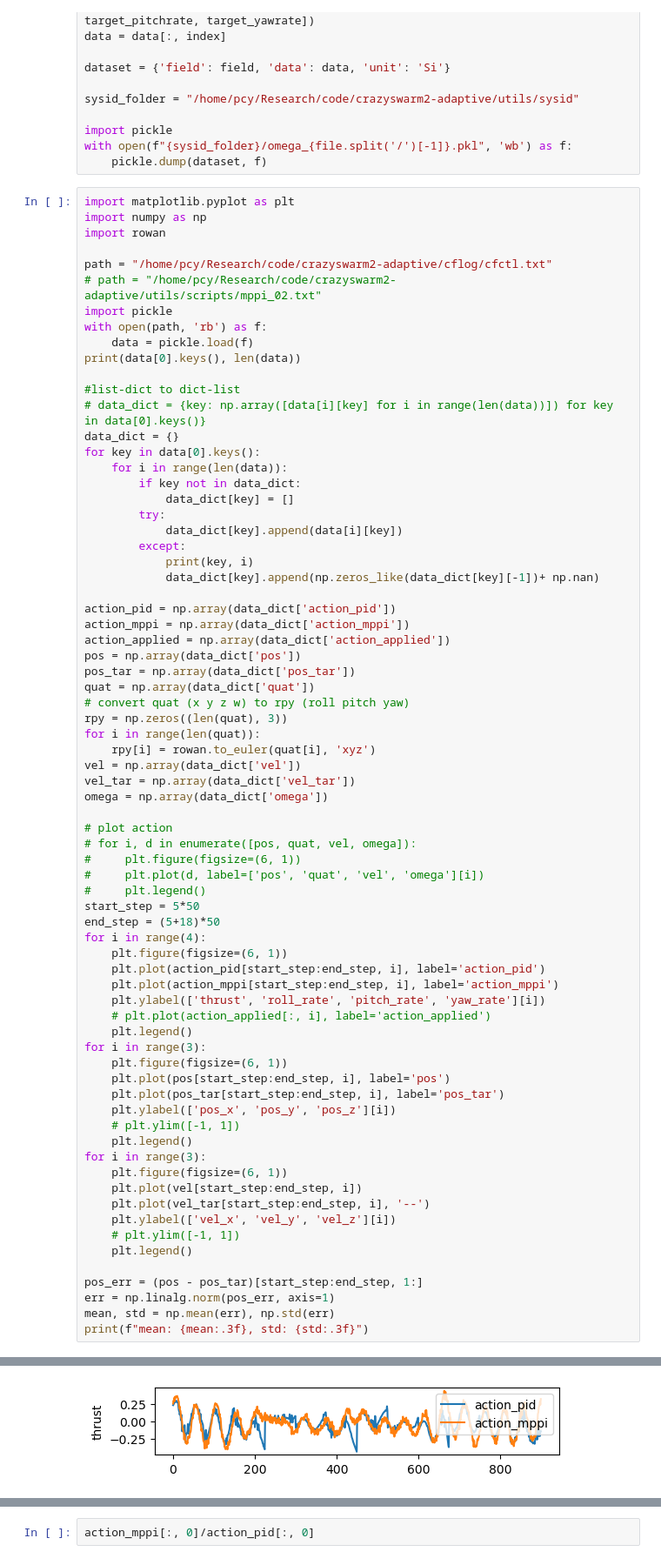
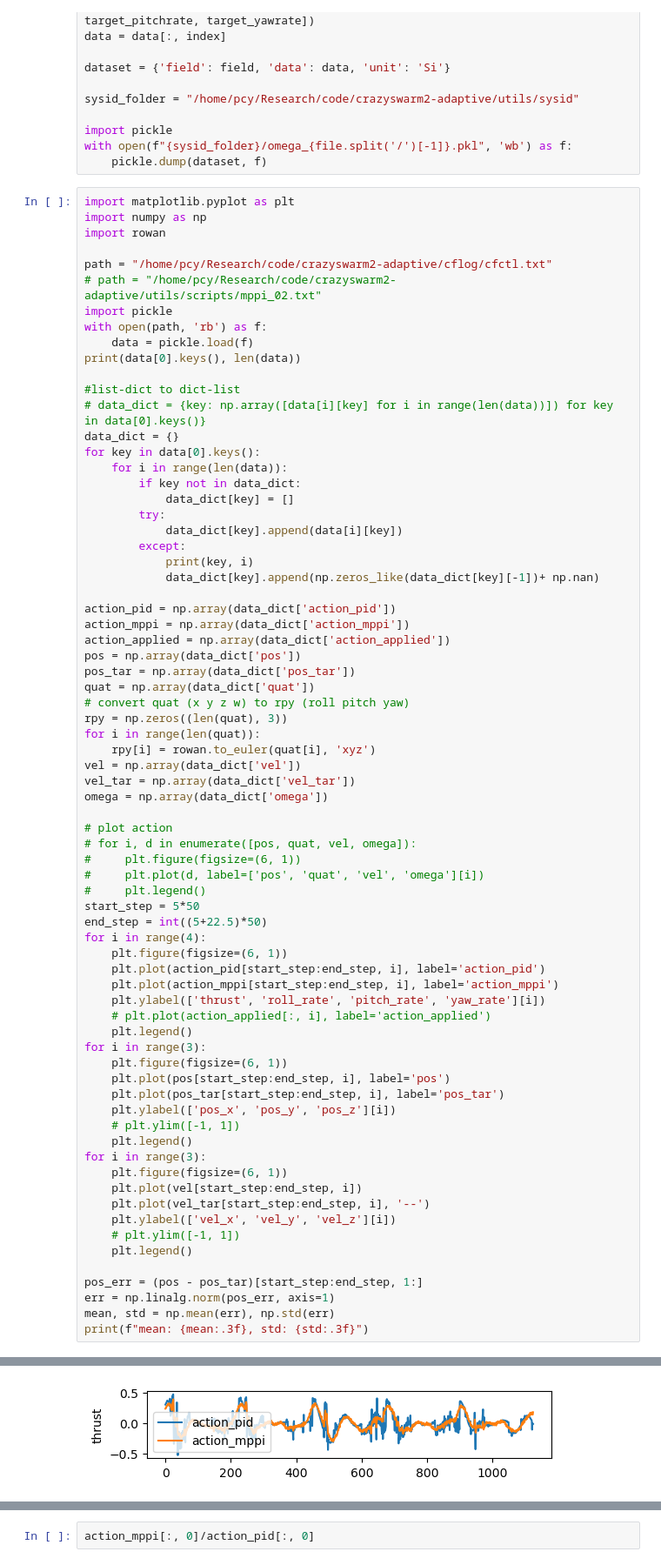
Before and after one commit to jc-bao/crazyswarm2-adaptive, a Jupyter notebook: utils/crazyflie-firmware-adaptive/tools/usdlog/plot.ipynb, the cells around one changed output, grey strips where cells are left out. Shown: that part at 87% size. Cells and saved outputs as stored; diff of their text form.

```diff
--- a/utils/crazyflie-firmware-adaptive/tools/usdlog/plot.ipynb
+++ b/utils/crazyflie-firmware-adaptive/tools/usdlog/plot.ipynb
@@ -367,7 +367,7 @@ omega = np.array(data_dict['omega'])
 #     plt.plot(d, label=['pos', 'quat', 'vel', 'omega'][i])
 #     plt.legend()
 start_step = 5*50
-end_step = (5+18)*50
+end_step = int((5+22.5)*50)
 for i in range(4):
     plt.figure(figsize=(6, 1))
     plt.plot(action_pid[start_step:end_step, i], label='action_pid')
@@ -403 +403 @@ mean: 0.149, std: 0.057
-[figure, old version]
+[figure, new version]
```
Also changed, not shown: parts of 2 cells of this notebook, 7 other files.
